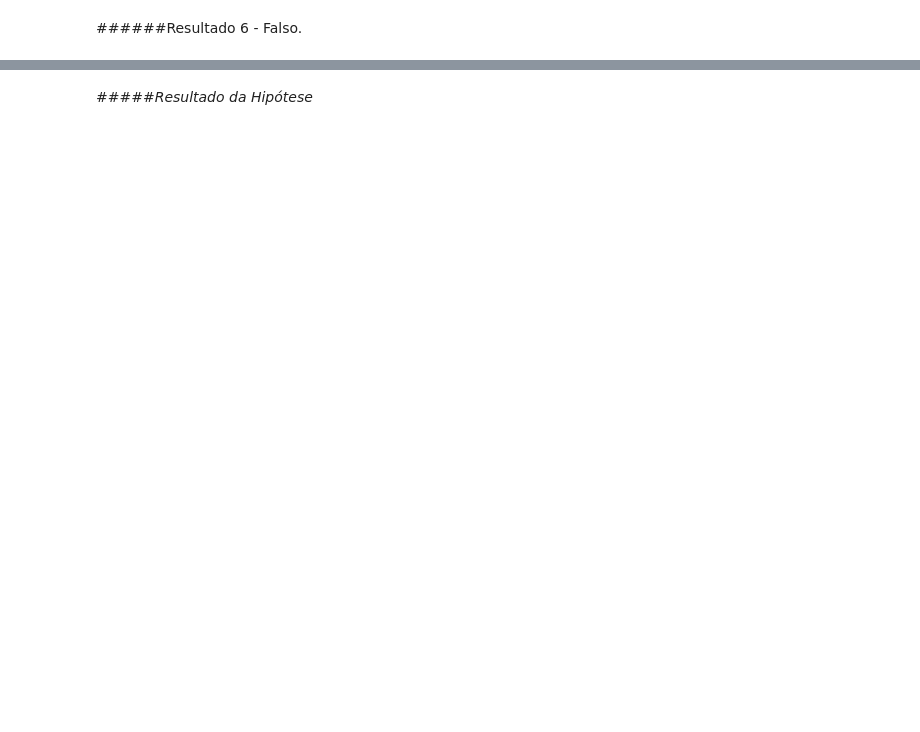
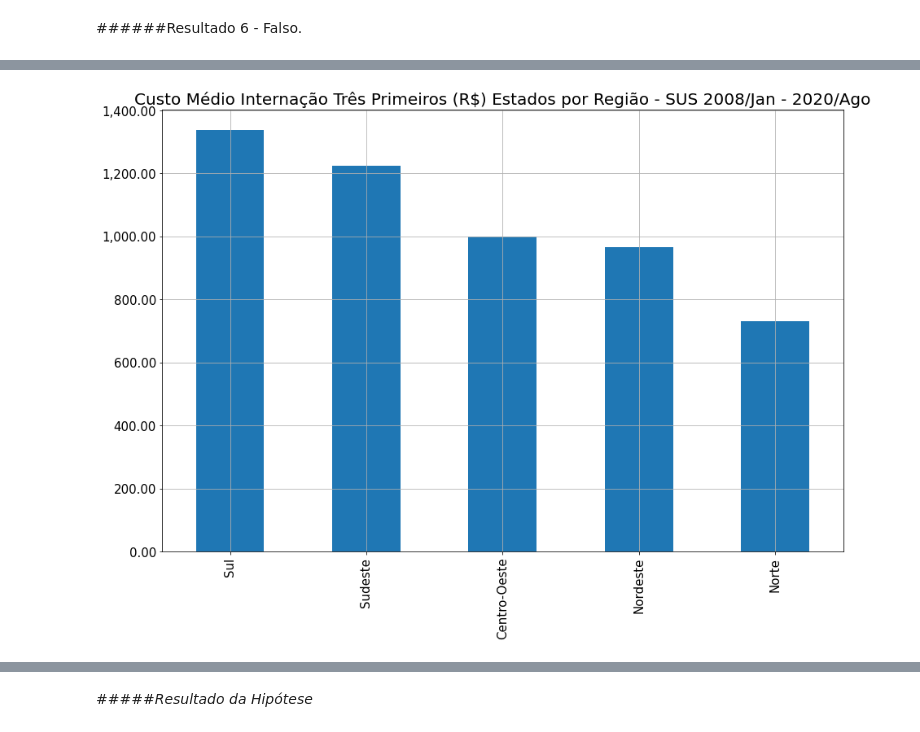
Before and after one commit to MarcosRMG/Bootcamp-Alura-Data-Science, a Jupyter notebook: Marcos_Galvão_Desafio_1.ipynb, the cells around one changed output, grey strips where cells are left out. Saved outputs shown, nothing was run; the diff lists cells and outputs as text; code cells hidden in the pictures; blank space fills up the shorter version.

```diff
--- a/Marcos_Galvão_Desafio_1.ipynb
+++ b/Marcos_Galvão_Desafio_1.ipynb
@@ -536,0 +539,4 @@ df_correlacao_resultado
+# %%
+media_valor_regiao_tres_primeiros_estados = valor_medio_internacao
+media_valor_regiao_tres_primeiros_estados = media_valor_regiao_tres_primeiros_estados.groupby('Região').mean()
+media_valor_regiao_tres_primeiros_estados
@@ -801,0 +863,5 @@ grafico_barras(media_permanencia['Total'].sort_values(ascending=False).T,
+# %%
+grafico_barras(media_valor_regiao_tres_primeiros_estados['Total'].sort_values(ascending=False),
+               'Custo Médio Internação Três Primeiros (R$) Estados por Região - SUS 2008/Jan - 2020/Ago')
+# %% [output]
+[figure, added]
```
Also changed, not shown: parts of 51 cells of this notebook.
